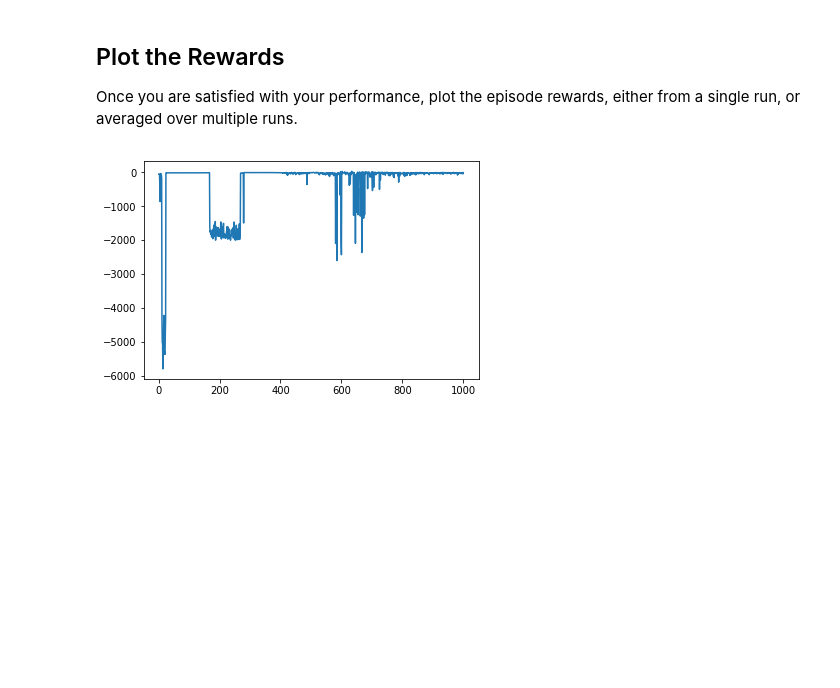
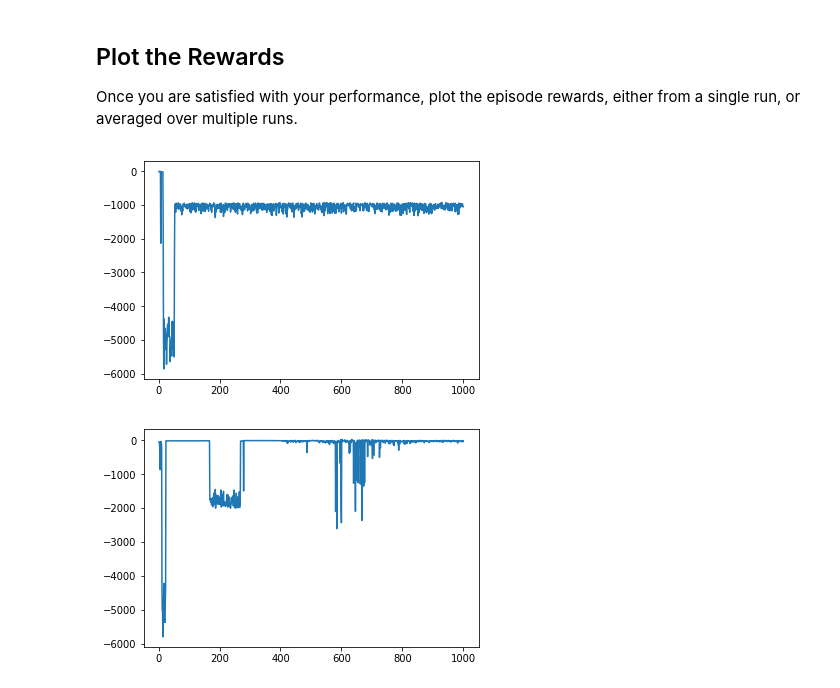
Before and after one commit to bqnguyen94/RL-Quadcopter-2, a Jupyter notebook: Quadcopter_Project.ipynb, the cells around one changed output. Drawn from its saved outputs; the diff is of its cells as text; code cells hidden in the pictures; blank space fills up the shorter version.

Commit message:
Add dropouts [0.4 0.3 0.2] score = -1000

```diff
--- a/Quadcopter_Project.ipynb
+++ b/Quadcopter_Project.ipynb
@@ -254,6 +254,15 @@ Episode = 1000, score = -11.429 (best =  66.388, worst = -5799.871)
 ## Plot the Rewards
 
 Once you are satisfied with your performance, plot the episode rewards, either from a single run, or averaged over multiple runs.
+# %%
+## TODO: Plot the rewards with dropout.
+import matplotlib.pyplot as plt
+%matplotlib inline
+
+plt.plot(list(rewards.keys()), list(rewards.values()))
+_ = plt.ylim()
+# %% [output]
+[figure, added]
 # %%
 ## TODO: Plot the rewards.
 import matplotlib.pyplot as plt
```
Also changed, not shown: parts of 1 cell of this notebook, 2 other files.
